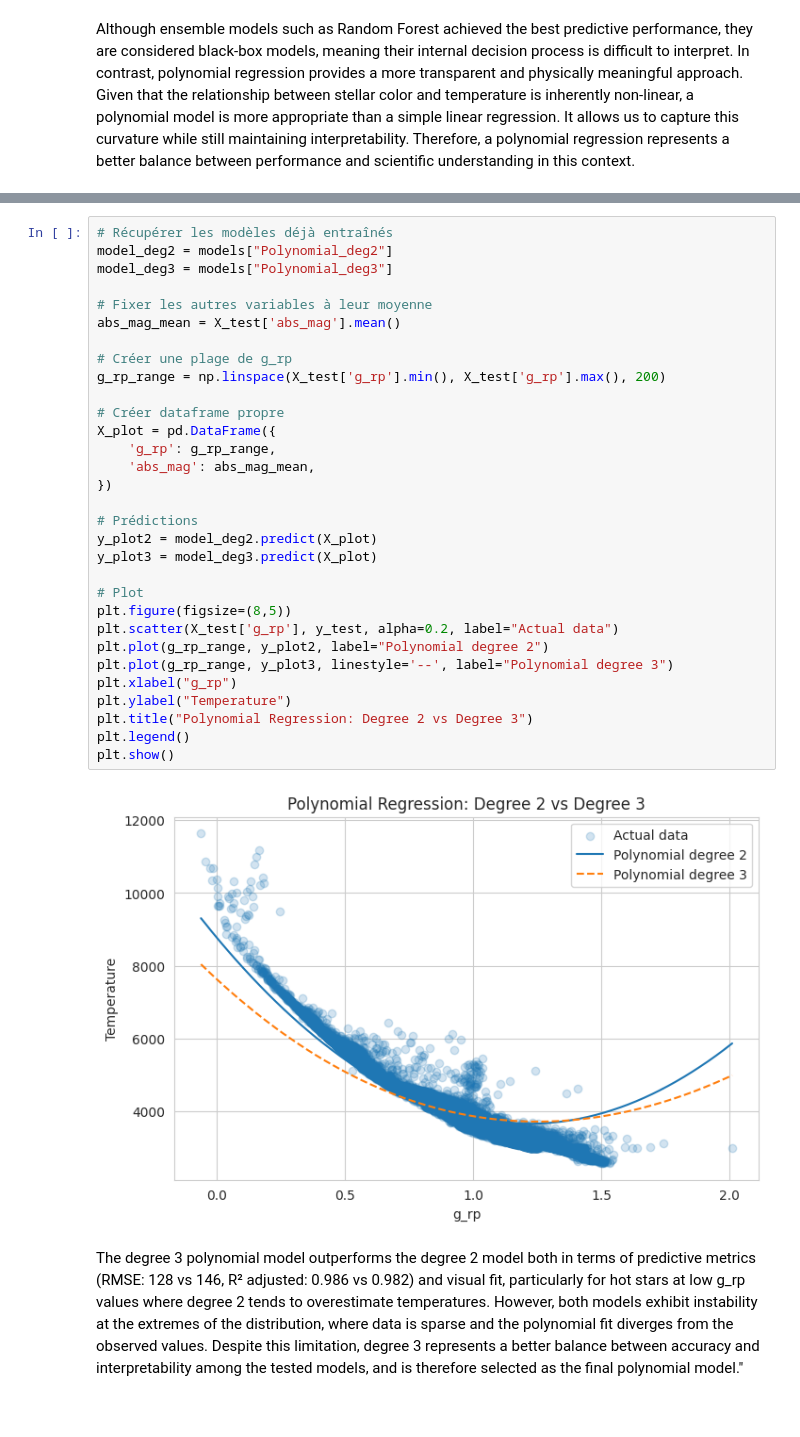
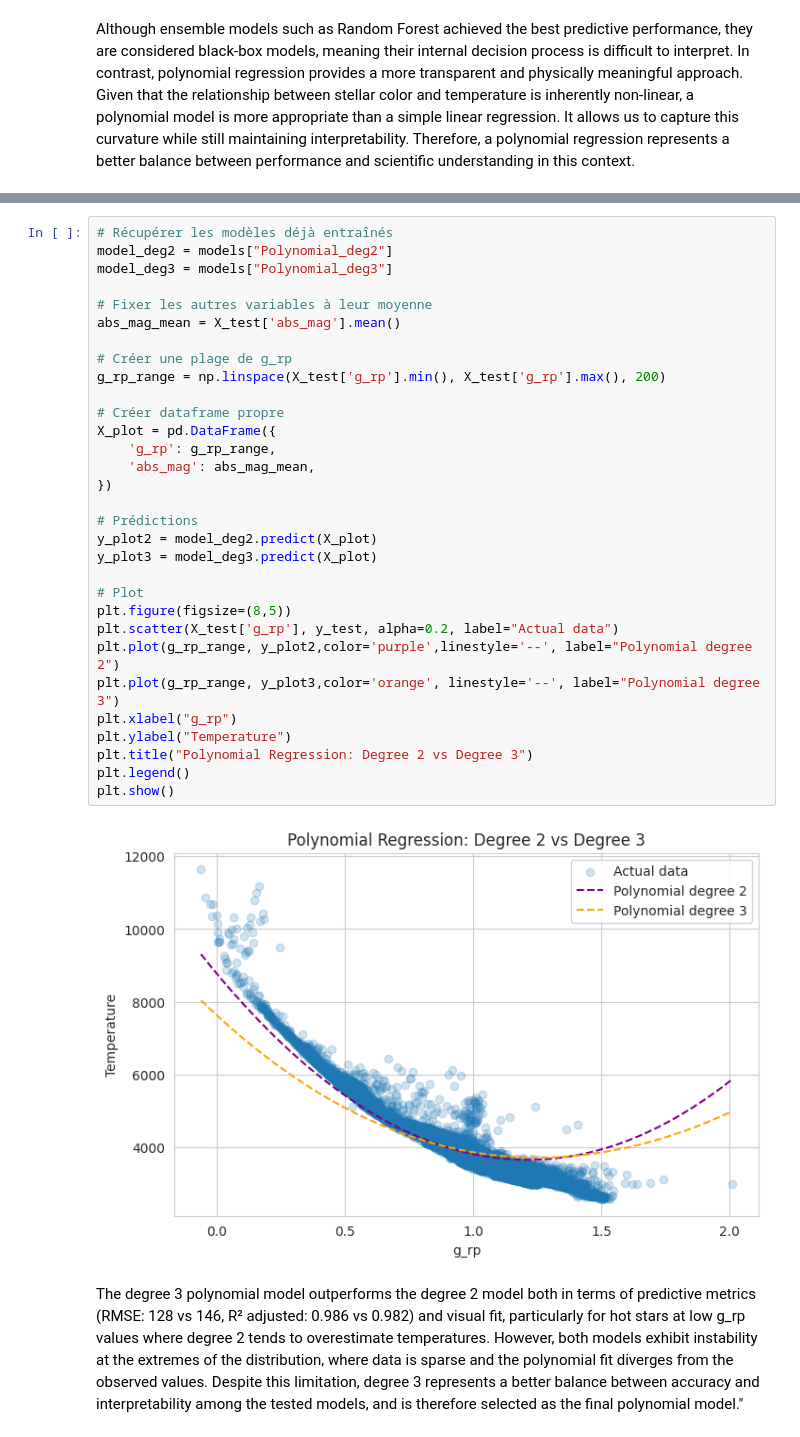
Before and after one commit to Valentinekrafft/Machinelearningproject, a Jupyter notebook: project_reg.ipynb, the cells around one changed output, grey strips where cells are left out. Cells and saved outputs as stored; diff of their text form.

```diff
--- a/project_reg.ipynb
+++ b/project_reg.ipynb
@@ -828,36 +838,36 @@ Although ensemble models such as Random Forest achieved the best predictive perf
 # %%
 # Récupérer les modèles déjà entraînés
 model_deg2 = models["Polynomial_deg2"]
 model_deg3 = models["Polynomial_deg3"]
 
 # Fixer les autres variables à leur moyenne
 abs_mag_mean = X_test['abs_mag'].mean()
 
 # Créer une plage de g_rp
 g_rp_range = np.linspace(X_test['g_rp'].min(), X_test['g_rp'].max(), 200)
 
 # Créer dataframe propre
 X_plot = pd.DataFrame({
     'g_rp': g_rp_range,
     'abs_mag': abs_mag_mean,
 })
 
 # Prédictions
 y_plot2 = model_deg2.predict(X_plot)
 y_plot3 = model_deg3.predict(X_plot)
 
 # Plot
 plt.figure(figsize=(8,5))
 plt.scatter(X_test['g_rp'], y_test, alpha=0.2, label="Actual data")
-plt.plot(g_rp_range, y_plot2, label="Polynomial degree 2")
-plt.plot(g_rp_range, y_plot3, linestyle='--', label="Polynomial degree 3")
+plt.plot(g_rp_range, y_plot2,color='purple',linestyle='--', label="Polynomial degree 2")
+plt.plot(g_rp_range, y_plot3,color='orange', linestyle='--', label="Polynomial degree 3")
 plt.xlabel("g_rp")
 plt.ylabel("Temperature")
 plt.title("Polynomial Regression: Degree 2 vs Degree 3")
 plt.legend()
 plt.show()
 # %% [output]
-[figure, old version]
+[figure, new version]
 # %% [markdown]
 The degree 3 polynomial model outperforms the degree 2 model both in terms of predictive metrics (RMSE: 128 vs 146, R² adjusted: 0.986 vs 0.982) and visual fit, particularly for hot stars at low g_rp values where degree 2 tends to overestimate temperatures. However, both models exhibit instability at the extremes of the distribution, where data is sparse and the polynomial fit diverges from the observed values. Despite this limitation, degree 3 represents a better balance between accuracy and interpretability among the tested models, and is therefore selected as the final polynomial model."
 # %% [markdown]
```
Also changed, not shown: parts of 20 cells of this notebook.
